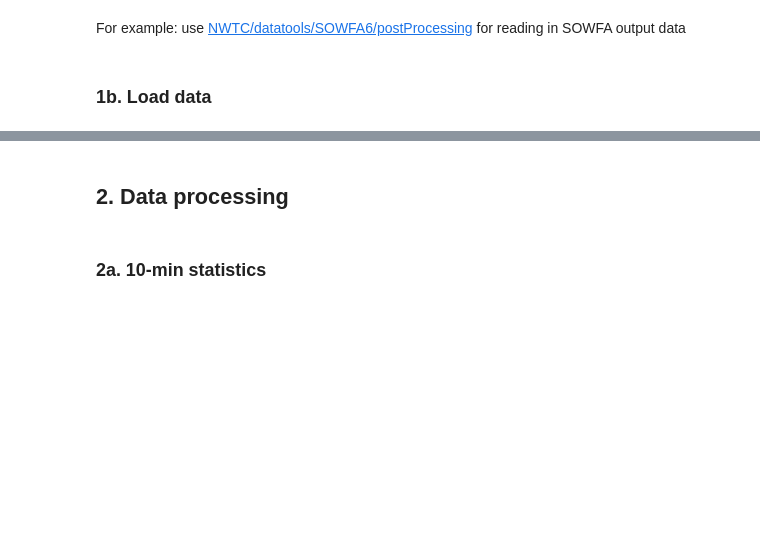
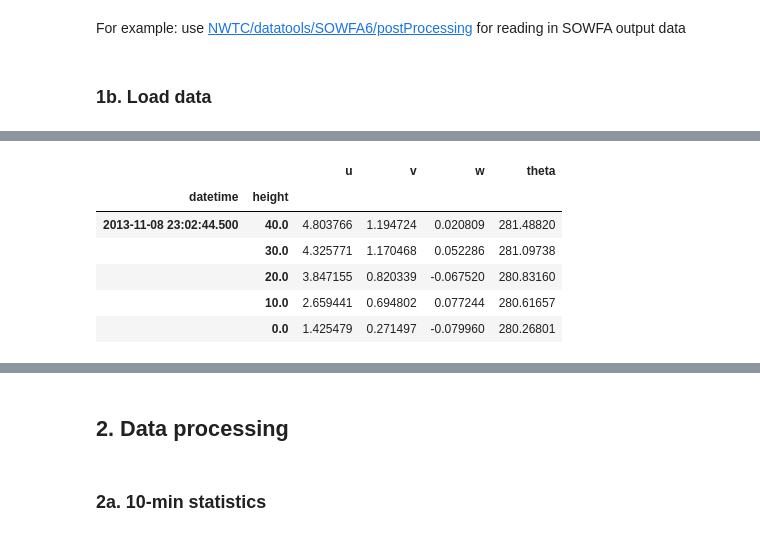
Before and after one commit to cmkaul/assessment, a Jupyter notebook: studies/coupling_comparison/postprocessing/analyse_virtual_tower_data_nalu.ipynb, the cells around one changed output, grey strips where cells are left out. Cells and saved outputs as stored; diff of their text form; code cells hidden in the pictures; blank space fills up the shorter version.

```diff
--- a/studies/coupling_comparison/postprocessing/analyse_virtual_tower_data_nalu.ipynb
+++ b/studies/coupling_comparison/postprocessing/analyse_virtual_tower_data_nalu.ipynb
@@ -122,3 +122,13 @@ Wall time: 9.44 s
+# %%
+df.tail()
+# %% [output]
+|  |  | u | v | w | theta |
+| datetime | height |  |  |  |  |
+| 2013-11-08 23:02:44.500 | 40.0 | 4.803766 | 1.194724 | 0.020809 | 281.48820 |
+|  | 30.0 | 4.325771 | 1.170468 | 0.052286 | 281.09738 |
+|  | 20.0 | 3.847155 | 0.820339 | -0.067520 | 280.83160 |
+|  | 10.0 | 2.659441 | 0.694802 | 0.077244 | 280.61657 |
+|  | 0.0 | 1.425479 | 0.271497 | -0.079960 | 280.26801 |
 # %%
 fig, ax = plot_timehistory_at_height(
     df,
```
Also changed, not shown: parts of 24 cells of this notebook, 1 other file.
